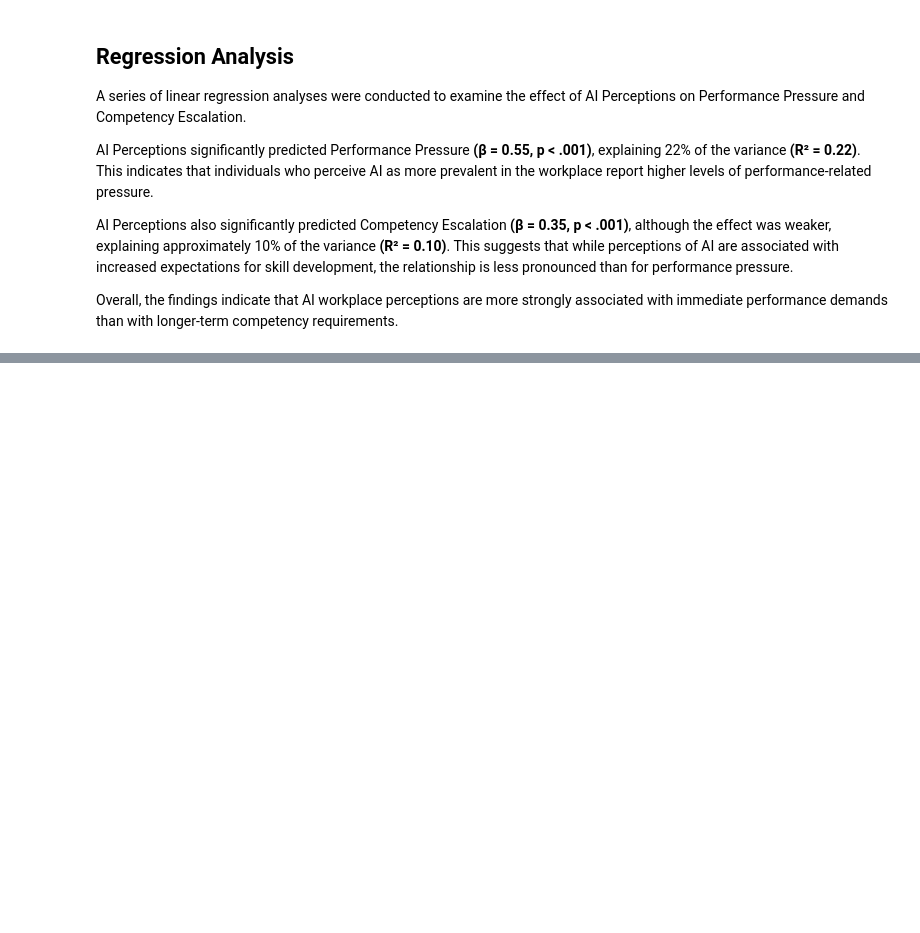
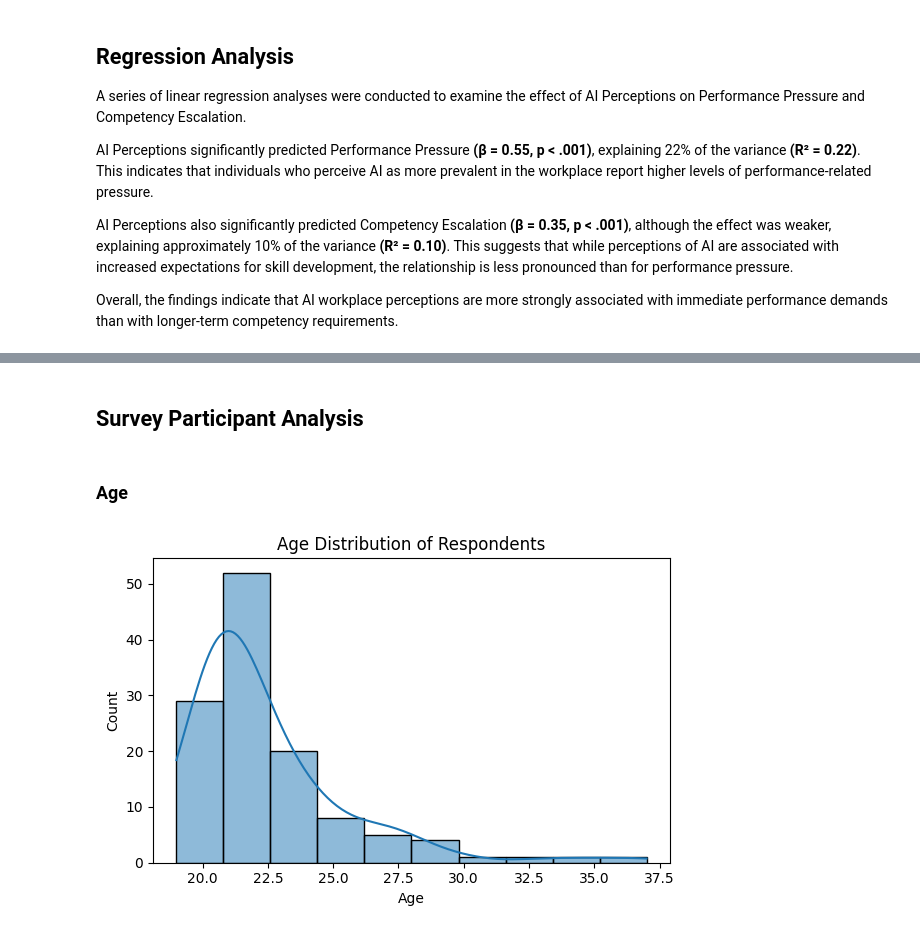
Before and after one commit to glgunderson/AI-Perceptions, a Jupyter notebook: ai_perceptions.ipynb, the cells around one changed output, grey strips where cells are left out. Cells and saved outputs as stored; diff of their text form; code cells hidden in the pictures; blank space fills up the shorter version.

Commit message:
Participant Visuals

```diff
--- a/ai_perceptions.ipynb
+++ b/ai_perceptions.ipynb
@@ -510,5 +510,7 @@ Covariance Type:            nonrobust
 
 Notes:
 [1] Standard Errors assume that the covariance matrix of the errors is correctly specified.
+# %% [markdown]
+## Survey Participant Analysis
 # %%
 import seaborn as sns
@@ -515 +518,16 @@ import seaborn as sns
 import matplotlib.pyplot as plt
+# %%
+# Clean columns
+df.columns = df.columns.str.strip()
+# %% [markdown]
+### Age
+# %%
+plt.figure(figsize=(6,4))
+sns.histplot(df['Age'], bins=10, kde=True)
+plt.title('Age Distribution of Respondents')
+plt.xlabel('Age')
+plt.ylabel('Count')
+plt.tight_layout()
+plt.show()
+# %% [output]
+[figure, added]
```
Also changed, not shown: parts of 10 cells of this notebook.
